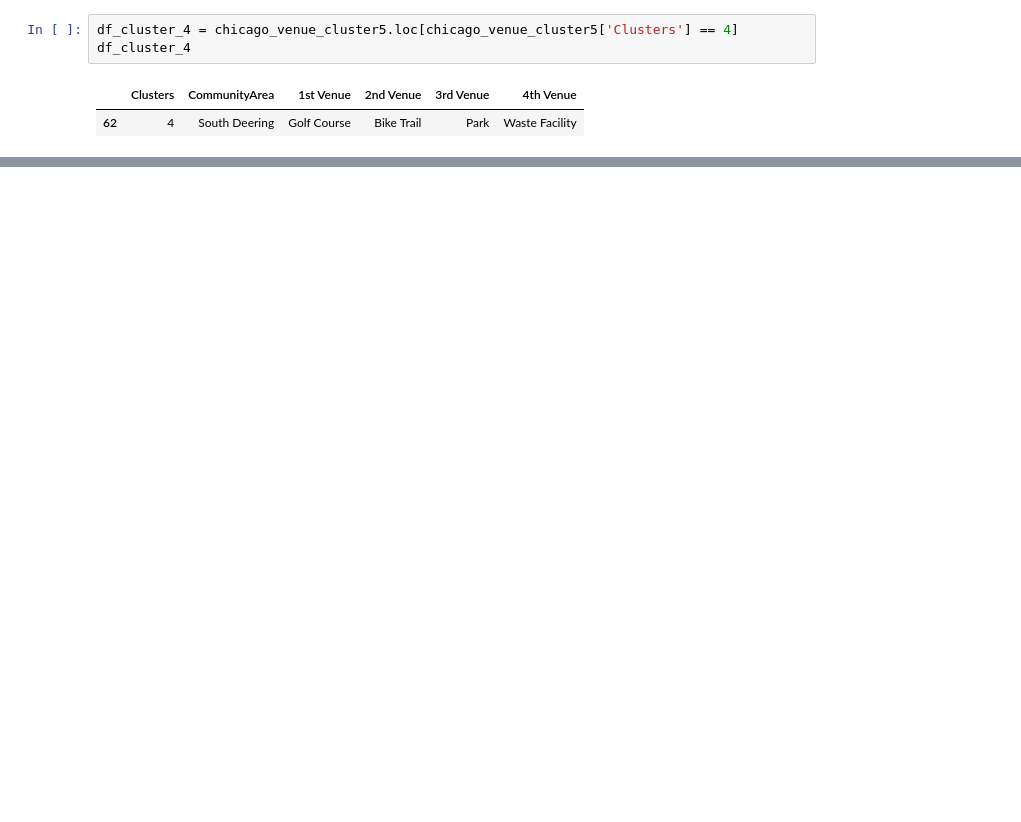
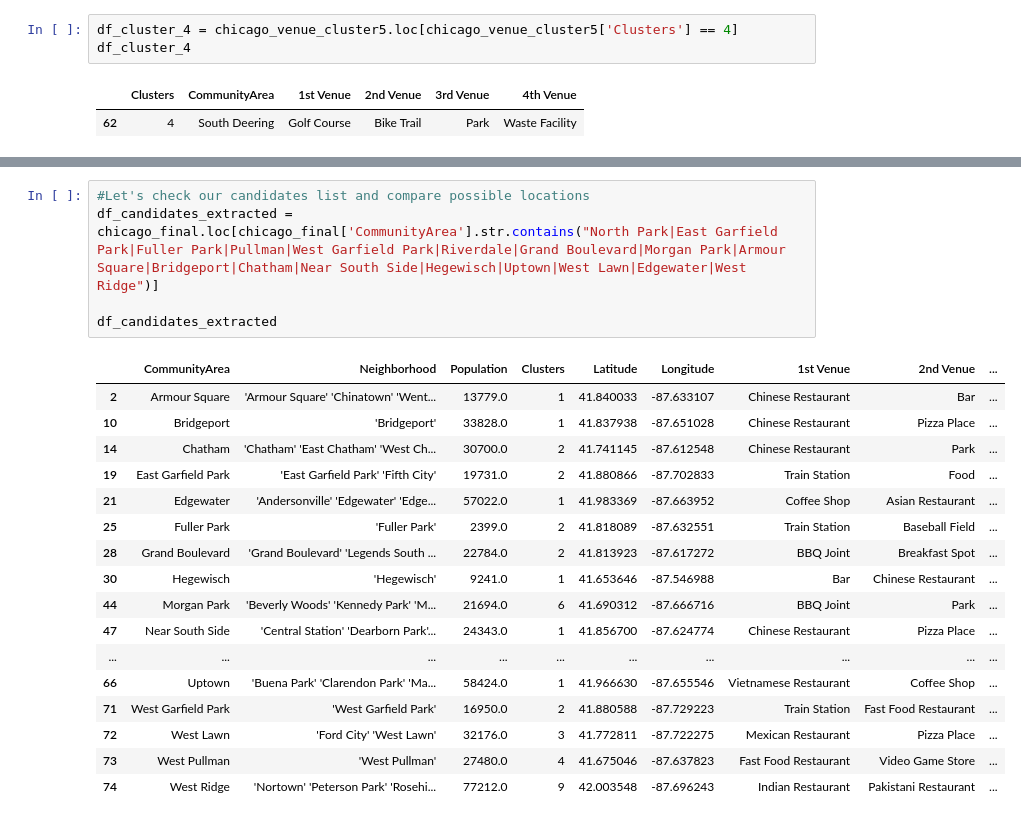
Before and after one commit to sjlim-hub/coursera_capstone_project, a Jupyter notebook: Capstone Project.ipynb, the cells around one changed output, grey strips where cells are left out. Saved outputs shown, nothing was run; the diff lists cells and outputs as text; blank space fills up the shorter version.

```diff
--- a/Capstone Project.ipynb
+++ b/Capstone Project.ipynb
@@ -1149 +1285,24 @@ chicago_final
+# %%
+#Let's check our candidates list and compare possible locations
+df_candidates_extracted = chicago_final.loc[chicago_final['CommunityArea'].str.contains("North Park|East Garfield Park|Fuller Park|Pullman|West Garfield Park|Riverdale|Grand Boulevard|Morgan Park|Armour Square|Bridgeport|Chatham|Near South Side|Hegewisch|Uptown|West Lawn|Edgewater|West Ridge")]
+
+df_candidates_extracted
+# %% [output]
+|  | CommunityArea | Neighborhood | Population | Clusters | Latitude | Longitude | 1st Venue | 2nd Venue | ... |
+| 2 | Armour Square | 'Armour Square' 'Chinatown' 'Went... | 13779.0 | 1 | 41.840033 | -87.633107 | Chinese Restaurant | Bar | ... |
+| 10 | Bridgeport | 'Bridgeport' | 33828.0 | 1 | 41.837938 | -87.651028 | Chinese Restaurant | Pizza Place | ... |
+| 14 | Chatham | 'Chatham' 'East Chatham' 'West Ch... | 30700.0 | 2 | 41.741145 | -87.612548 | Chinese Restaurant | Park | ... |
+| 19 | East Garfield Park | 'East Garfield Park' 'Fifth City' | 19731.0 | 2 | 41.880866 | -87.702833 | Train Station | Food | ... |
+| 21 | Edgewater | 'Andersonville' 'Edgewater' 'Edge... | 57022.0 | 1 | 41.983369 | -87.663952 | Coffee Shop | Asian Restaurant | ... |
+| 25 | Fuller Park | 'Fuller Park' | 2399.0 | 2 | 41.818089 | -87.632551 | Train Station | Baseball Field | ... |
+| 28 | Grand Boulevard | 'Grand Boulevard' 'Legends South ... | 22784.0 | 2 | 41.813923 | -87.617272 | BBQ Joint | Breakfast Spot | ... |
+| 30 | Hegewisch | 'Hegewisch' | 9241.0 | 1 | 41.653646 | -87.546988 | Bar | Chinese Restaurant | ... |
+| 44 | Morgan Park | 'Beverly Woods' 'Kennedy Park' 'M... | 21694.0 | 6 | 41.690312 | -87.666716 | BBQ Joint | Park | ... |
+| 47 | Near South Side | 'Central Station' 'Dearborn Park'... | 24343.0 | 1 | 41.856700 | -87.624774 | Chinese Restaurant | Pizza Place | ... |
+| ... | ... | ... | ... | ... | ... | ... | ... | ... | ... |
+| 66 | Uptown | 'Buena Park' 'Clarendon Park' 'Ma... | 58424.0 | 1 | 41.966630 | -87.655546 | Vietnamese Restaurant | Coffee Shop | ... |
+| 71 | West Garfield Park | 'West Garfield Park' | 16950.0 | 2 | 41.880588 | -87.729223 | Train Station | Fast Food Restaurant | ... |
+| 72 | West Lawn | 'Ford City' 'West Lawn' | 32176.0 | 3 | 41.772811 | -87.722275 | Mexican Restaurant | Pizza Place | ... |
+| 73 | West Pullman | 'West Pullman' | 27480.0 | 4 | 41.675046 | -87.637823 | Fast Food Restaurant | Video Game Store | ... |
+| 74 | West Ridge | 'Nortown' 'Peterson Park' 'Rosehi... | 77212.0 | 9 | 42.003548 | -87.696243 | Indian Restaurant | Pakistani Restaurant | ... |
 # %%
```
Also changed, not shown: parts of 99 cells of this notebook.
